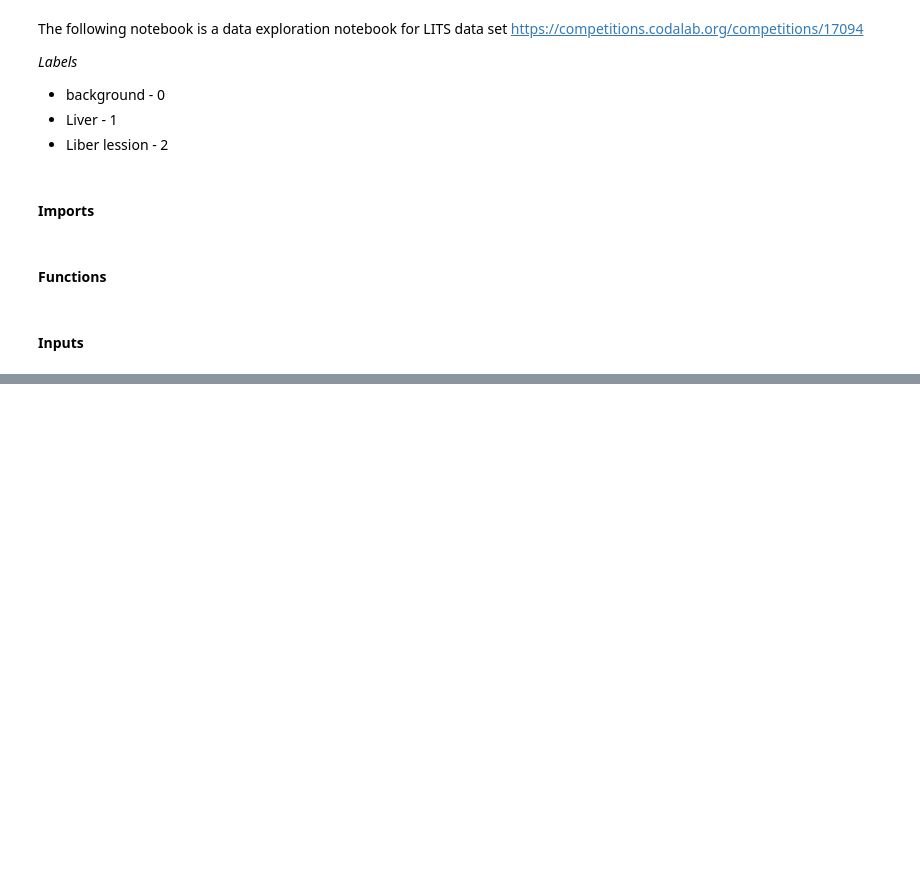
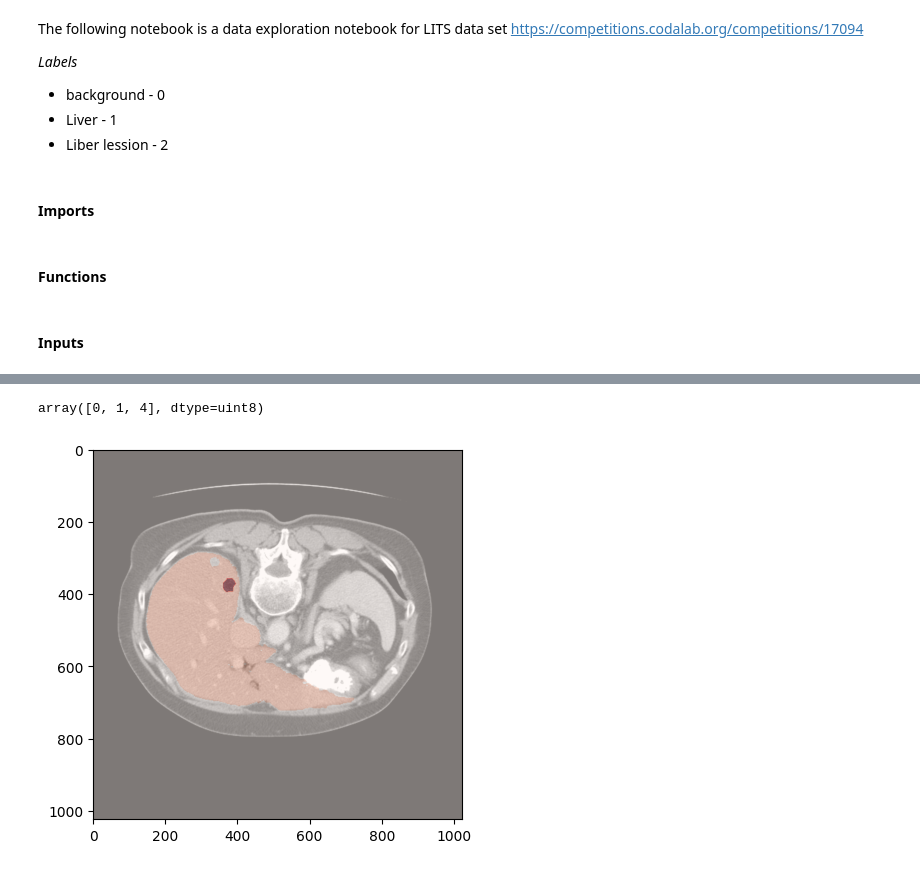
Before and after one commit to Omergottlieb33/AutoSAM, a Jupyter notebook: notebook/lits.ipynb, the cells around one changed output, grey strips where cells are left out. Drawn from its saved outputs; the diff is of its cells as text; code cells hidden in the pictures; blank space fills up the shorter version.

Commit message:
LITS CT pre processing visualization

```diff
--- a/notebook/lits.ipynb
+++ b/notebook/lits.ipynb
@@ -60 +61,20 @@ interactive(children=(IntSlider(value=0, description='Slice', max=536), FloatSli
 <function __main__.display_slice_with_gt(slice_index, alpha=0.5)>
+# %%
+# npy files display after CT preprocessing
+slice = '14'
+npy_img_path = fr'C:\Users\97254\Desktop\Resources\TAU\dl_medical_imaging\project\datasets\LITS\ct\Training_Batch_1\npy\CT_liver_train\imgs\CT_liver_train_segmentation-{idx}.nii-0{slice}.npy'
+npy_gt_path =fr'C:\Users\97254\Desktop\Resources\TAU\dl_medical_imaging\project\datasets\LITS\ct\Training_Batch_1\npy\CT_liver_train\gts\CT_liver_train_segmentation-{idx}.nii-0{slice}.npy'
+# %%
+npy_img = np.load(npy_img_path)
+npy_gt = np.load(npy_gt_path)
+# %%
+np.unique(npy_gt)
+# %% [output]
+array([0, 1, 4], dtype=uint8)
+# %%
+from matplotlib import cm
+plt.imshow(npy_img, cmap='gray')
+plt.imshow(npy_gt, cmap='Reds', alpha=0.5)
+plt.show()
+# %% [output]
+[figure, added]
```
Also changed, not shown: parts of 4 cells of this notebook.
